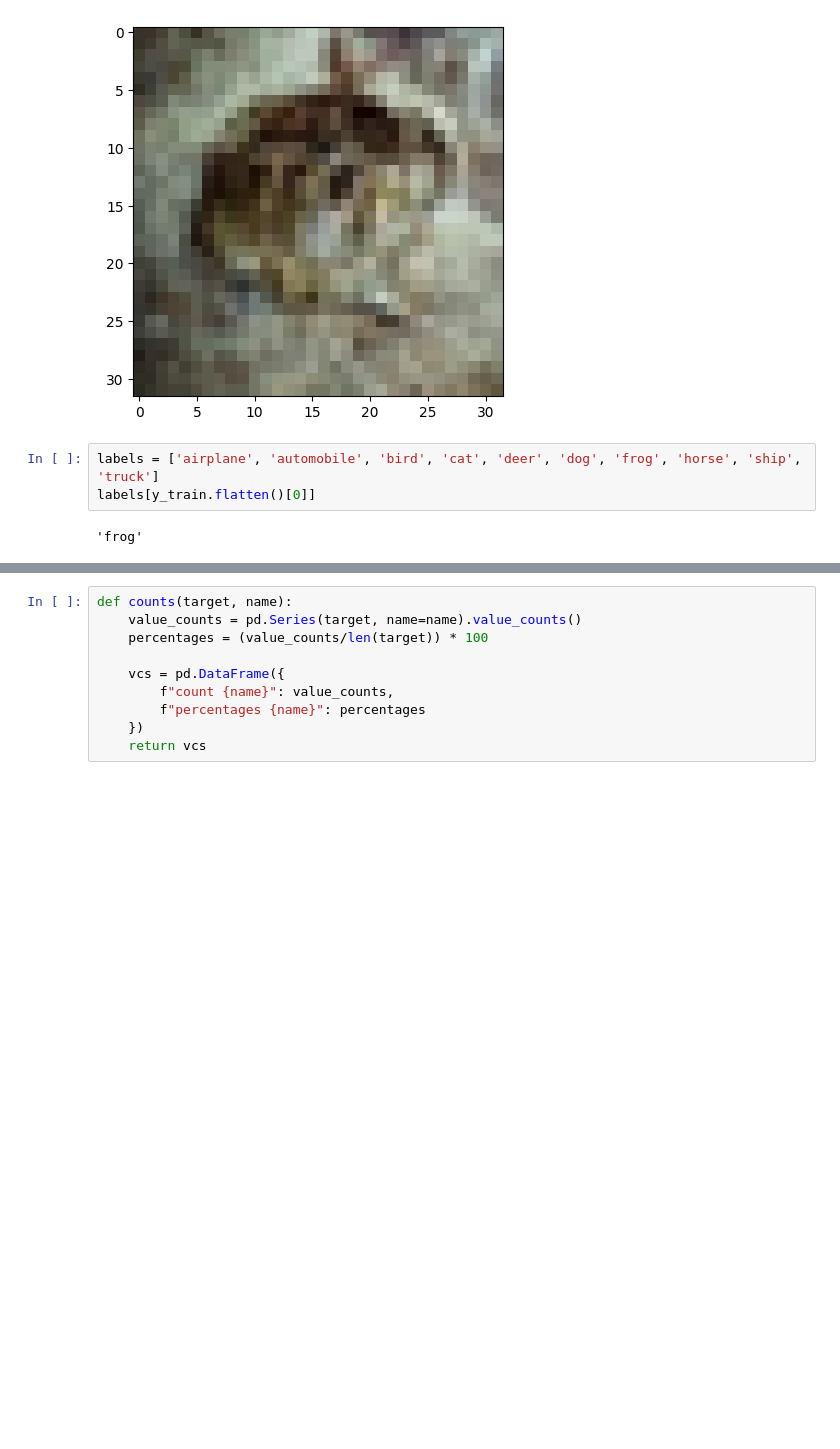
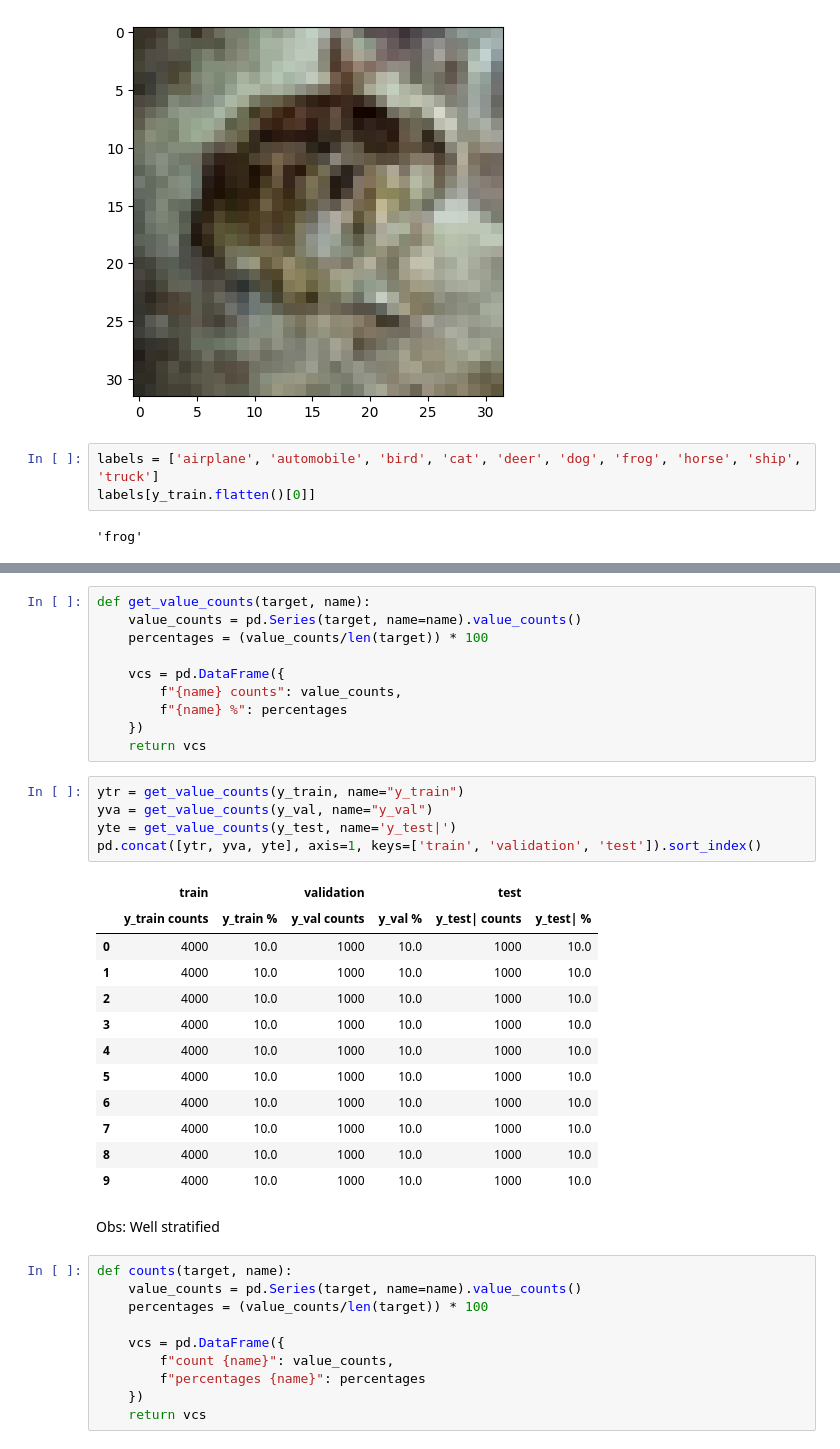
Before and after one commit to utility001/cifar-10, a Jupyter notebook: cifar10.ipynb, the cells around one changed output, grey strips where cells are left out. Drawn from its saved outputs; the diff is of its cells as text; blank space fills up the shorter version.

```diff
--- a/cifar10.ipynb
+++ b/cifar10.ipynb
@@ -108,3 +98,33 @@ plt.show();
+# %%
+def get_value_counts(target, name):
+    value_counts = pd.Series(target, name=name).value_counts()
+    percentages = (value_counts/len(target)) * 100
+
+    vcs = pd.DataFrame({
+        f"{name} counts": value_counts,
+        f"{name} %": percentages
+    })
+    return vcs
+# %%
+ytr = get_value_counts(y_train, name="y_train")
+yva = get_value_counts(y_val, name="y_val")
+yte = get_value_counts(y_test, name='y_test|')
+pd.concat([ytr, yva, yte], axis=1, keys=['train', 'validation', 'test']).sort_index()
+# %% [output]
+|  | train |  | validation |  | test |  |
+|  | y_train counts | y_train % | y_val counts | y_val % | y_test| counts | y_test| % |
+| 0 | 4000 | 10.0 | 1000 | 10.0 | 1000 | 10.0 |
+| 1 | 4000 | 10.0 | 1000 | 10.0 | 1000 | 10.0 |
+| 2 | 4000 | 10.0 | 1000 | 10.0 | 1000 | 10.0 |
+| 3 | 4000 | 10.0 | 1000 | 10.0 | 1000 | 10.0 |
+| 4 | 4000 | 10.0 | 1000 | 10.0 | 1000 | 10.0 |
+| 5 | 4000 | 10.0 | 1000 | 10.0 | 1000 | 10.0 |
+| 6 | 4000 | 10.0 | 1000 | 10.0 | 1000 | 10.0 |
+| 7 | 4000 | 10.0 | 1000 | 10.0 | 1000 | 10.0 |
+| 8 | 4000 | 10.0 | 1000 | 10.0 | 1000 | 10.0 |
+| 9 | 4000 | 10.0 | 1000 | 10.0 | 1000 | 10.0 |
+# %% [markdown]
+Obs: Well stratified
 # %%
 def counts(target, name):
     value_counts = pd.Series(target, name=name).value_counts()
```
Also changed, not shown: parts of 4 cells of this notebook.
